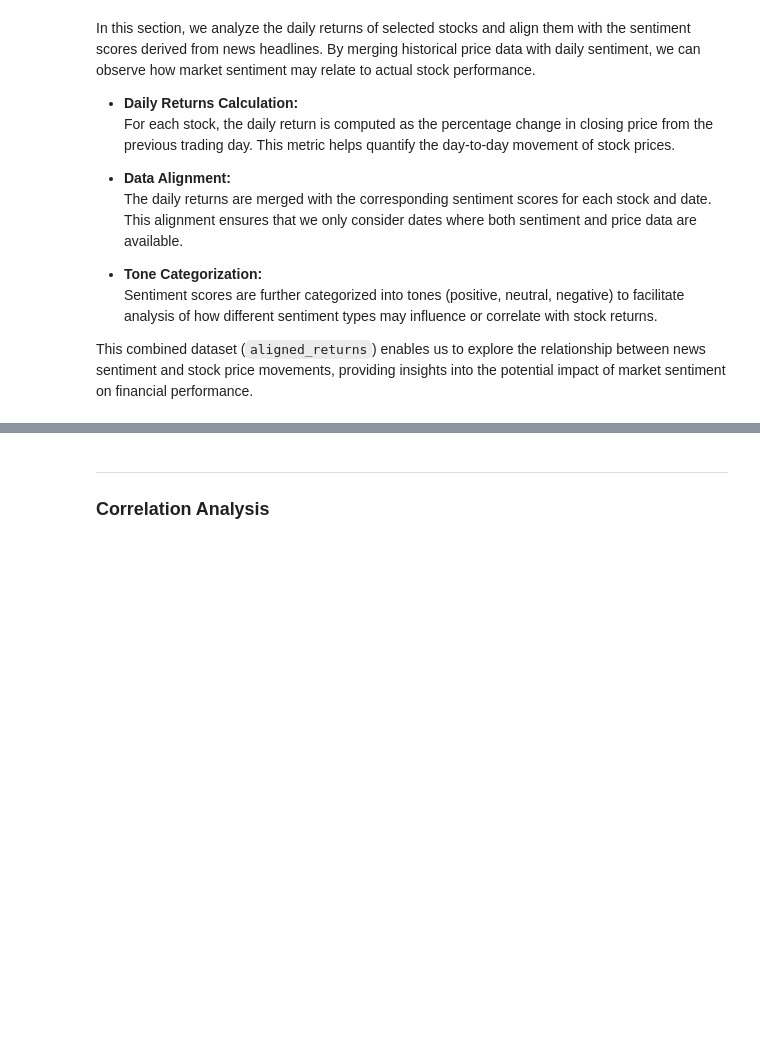
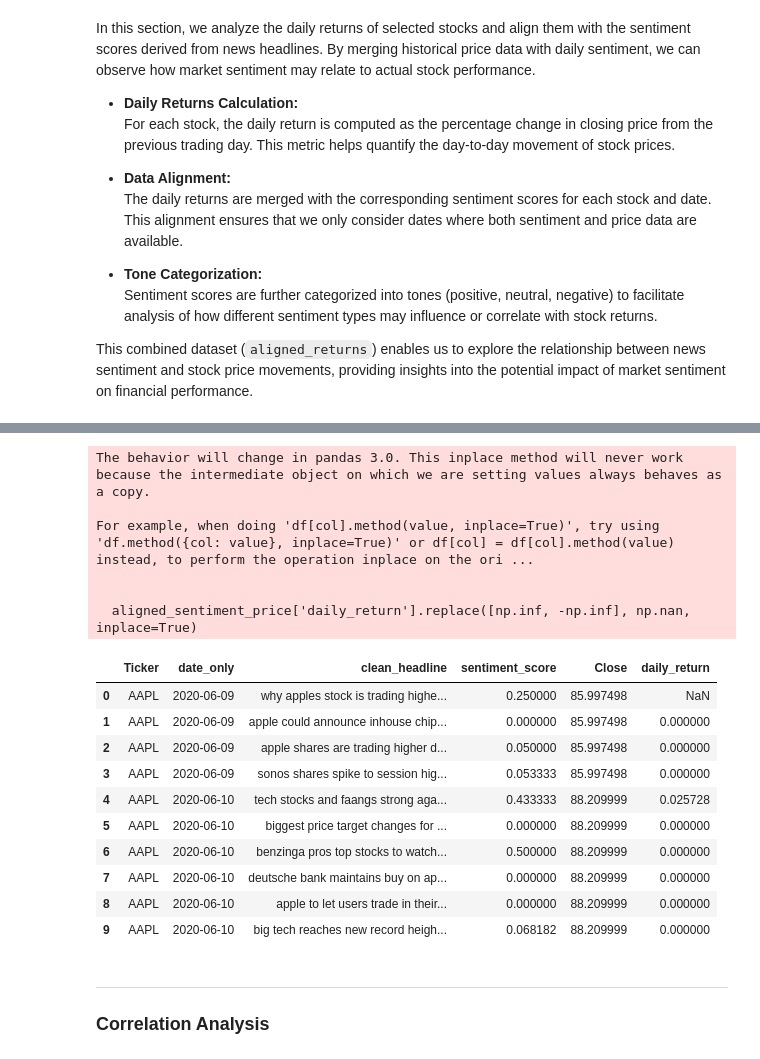
Before and after one commit to OliyadTeshome/News_Sentiment_Driven_Price_Prediction, a Jupyter notebook: notebooks/Sentiment_analysis.ipynb, the cells around one changed output, grey strips where cells are left out. Drawn from its saved outputs; the diff is of its cells as text; code cells hidden in the pictures; blank space fills up the shorter version.

```diff
--- a/notebooks/Sentiment_analysis.ipynb
+++ b/notebooks/Sentiment_analysis.ipynb
@@ -127,0 +103,15 @@ daily_sentiment.head()
+# %%
+# Ensure date_only columns exist and are of the same type (datetime.date)
+df_historical['date_only'] = pd.to_datetime(df_historical['Date']).dt.date
+filtered_sentiment['date_only'] = pd.to_datetime(filtered_sentiment['date']).dt.date
+
+# Merge filtered_sentiment with df_historical to align sentiment scores with closing prices on the same dates
+aligned_sentiment_price = pd.merge(
+    df_historical,
+    filtered_sentiment,
+    left_on=['Ticker', 'date_only'],
+    right_on=['stock', 'date_only'],
+    how='inner'
+)[['Ticker', 'date_only', 'clean_headline', 'sentiment_score', 'Close']]
+
+display(aligned_sentiment_price.head())
@@ -184,3 +141,33 @@ aligned_returns.head()
+# %%
+# Ensure the DataFrame is sorted by Ticker and date_only for correct pct_change calculation
+aligned_sentiment_price = aligned_sentiment_price.sort_values(['Ticker', 'date_only'])
+
+# Calculate daily returns as percentage change in closing price for each stock
+aligned_sentiment_price['daily_return'] = aligned_sentiment_price.groupby('Ticker')['Close'].pct_change()
+
+# Replace infinite values with NaN to handle market anomalies
+aligned_sentiment_price['daily_return'].replace([np.inf, -np.inf], np.nan, inplace=True)
+
+# Optionally, display the first few rows to verify
+display(aligned_sentiment_price.head(10))
+# %% [output]
+The behavior will change in pandas 3.0. This inplace method will never work because the intermediate object on which we are setting values always behaves as a copy.
+
+For example, when doing 'df[col].method(value, inplace=True)', try using 'df.method({col: value}, inplace=True)' or df[col] = df[col].method(value) instead, to perform the operation inplace on the ori ...
+
+
+  aligned_sentiment_price['daily_return'].replace([np.inf, -np.inf], np.nan, inplace=True)
+|  | Ticker | date_only | clean_headline | sentiment_score | Close | daily_return |
+| 0 | AAPL | 2020-06-09 | why apples stock is trading highe... | 0.250000 | 85.997498 | NaN |
+| 1 | AAPL | 2020-06-09 | apple could announce inhouse chip... | 0.000000 | 85.997498 | 0.000000 |
+| 2 | AAPL | 2020-06-09 | apple shares are trading higher d... | 0.050000 | 85.997498 | 0.000000 |
+| 3 | AAPL | 2020-06-09 | sonos shares spike to session hig... | 0.053333 | 85.997498 | 0.000000 |
+| 4 | AAPL | 2020-06-10 | tech stocks and faangs strong aga... | 0.433333 | 88.209999 | 0.025728 |
+| 5 | AAPL | 2020-06-10 | biggest price target changes for ... | 0.000000 | 88.209999 | 0.000000 |
+| 6 | AAPL | 2020-06-10 | benzinga pros top stocks to watch... | 0.500000 | 88.209999 | 0.000000 |
+| 7 | AAPL | 2020-06-10 | deutsche bank maintains buy on ap... | 0.000000 | 88.209999 | 0.000000 |
+| 8 | AAPL | 2020-06-10 | apple to let users trade in their... | 0.000000 | 88.209999 | 0.000000 |
+| 9 | AAPL | 2020-06-10 | big tech reaches new record heigh... | 0.068182 | 88.209999 | 0.000000 |
 # %% [markdown]
 ----
 
```
Also changed, not shown: parts of 10 cells of this notebook.
